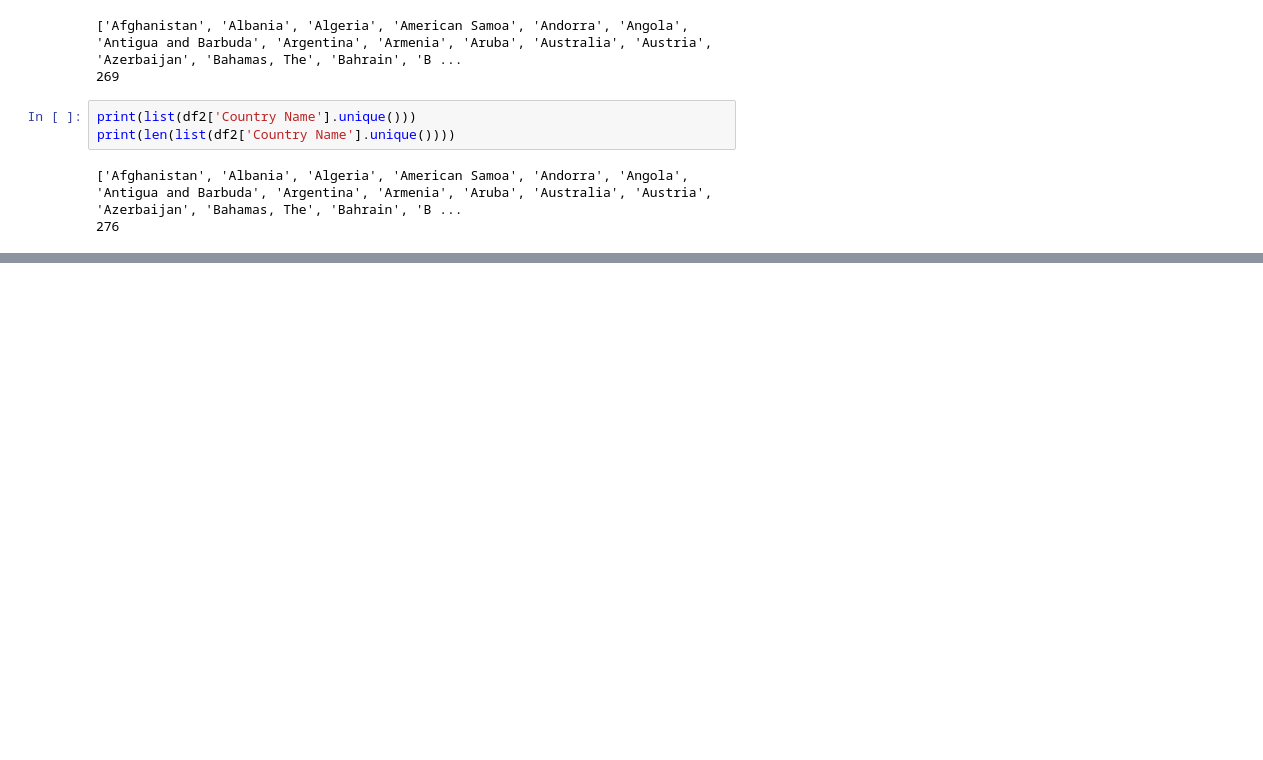
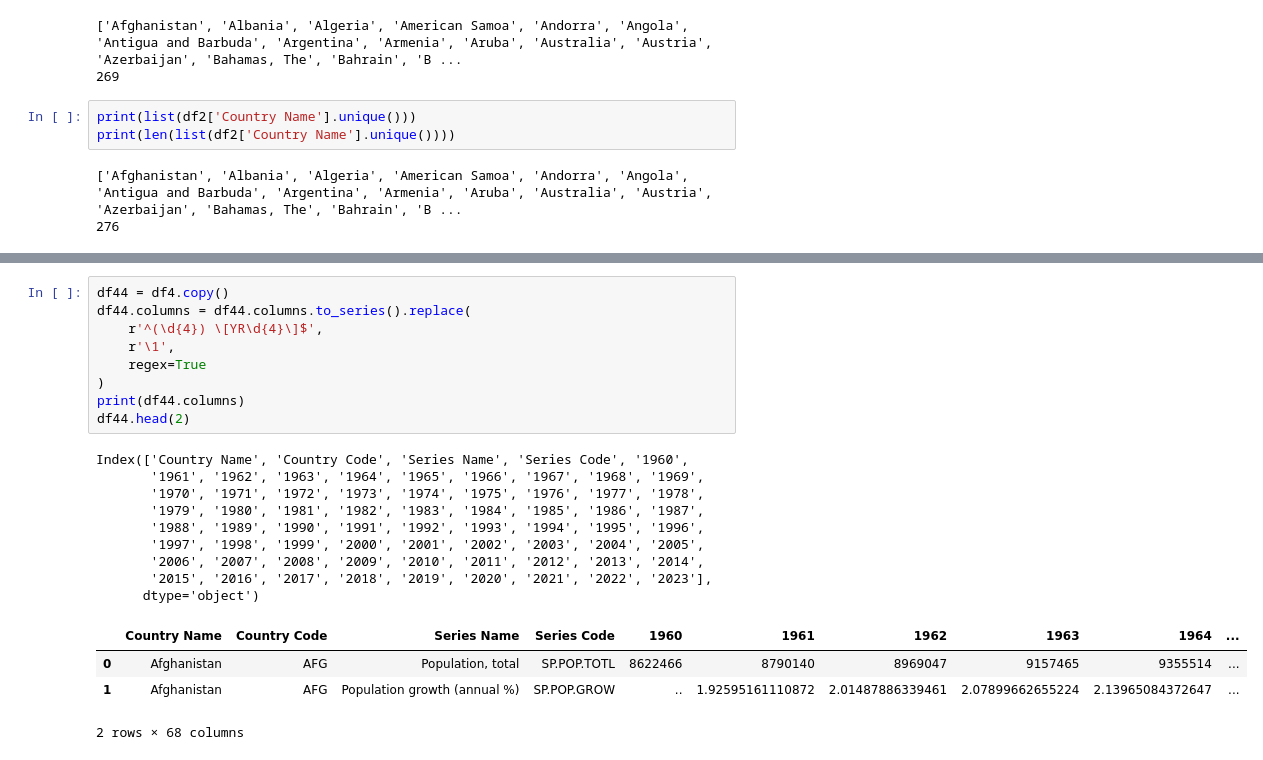
Before and after one commit to Addieryn/Project_Olympian, a Jupyter notebook: Dylan/country_cleaning.ipynb, the cells around one changed output, grey strips where cells are left out. Cells and saved outputs as stored; diff of their text form; blank space fills up the shorter version.

```diff
--- a/Dylan/country_cleaning.ipynb
+++ b/Dylan/country_cleaning.ipynb
@@ -54,0 +95,23 @@ print(len(list(df2['Country Name'].unique())))
+# %%
+df44 = df4.copy()
+df44.columns = df44.columns.to_series().replace(
+    r'^(\d{4}) \[YR\d{4}\]$',
+    r'\1',
+    regex=True
+)
+print(df44.columns)
+df44.head(2)
+# %% [output]
+Index(['Country Name', 'Country Code', 'Series Name', 'Series Code', '1960',
+       '1961', '1962', '1963', '1964', '1965', '1966', '1967', '1968', '1969',
+       '1970', '1971', '1972', '1973', '1974', '1975', '1976', '1977', '1978',
+       '1979', '1980', '1981', '1982', '1983', '1984', '1985', '1986', '1987',
+       '1988', '1989', '1990', '1991', '1992', '1993', '1994', '1995', '1996',
+       '1997', '1998', '1999', '2000', '2001', '2002', '2003', '2004', '2005',
+       '2006', '2007', '2008', '2009', '2010', '2011', '2012', '2013', '2014',
+       '2015', '2016', '2017', '2018', '2019', '2020', '2021', '2022', '2023'],
+      dtype='object')
+|  | Country Name | Country Code | Series Name | Series Code | 1960 | 1961 | 1962 | 1963 | 1964 | ... |
+| 0 | Afghanistan | AFG | Population, total | SP.POP.TOTL | 8622466 | 8790140 | 8969047 | 9157465 | 9355514 | ... |
+| 1 | Afghanistan | AFG | Population growth (annual %) | SP.POP.GROW | .. | 1.92595161110872 | 2.01487886339461 | 2.07899662655224 | 2.13965084372647 | ... |
+2 rows × 68 columns
```
Also changed, not shown: parts of 10 cells of this notebook, 22 other files.
